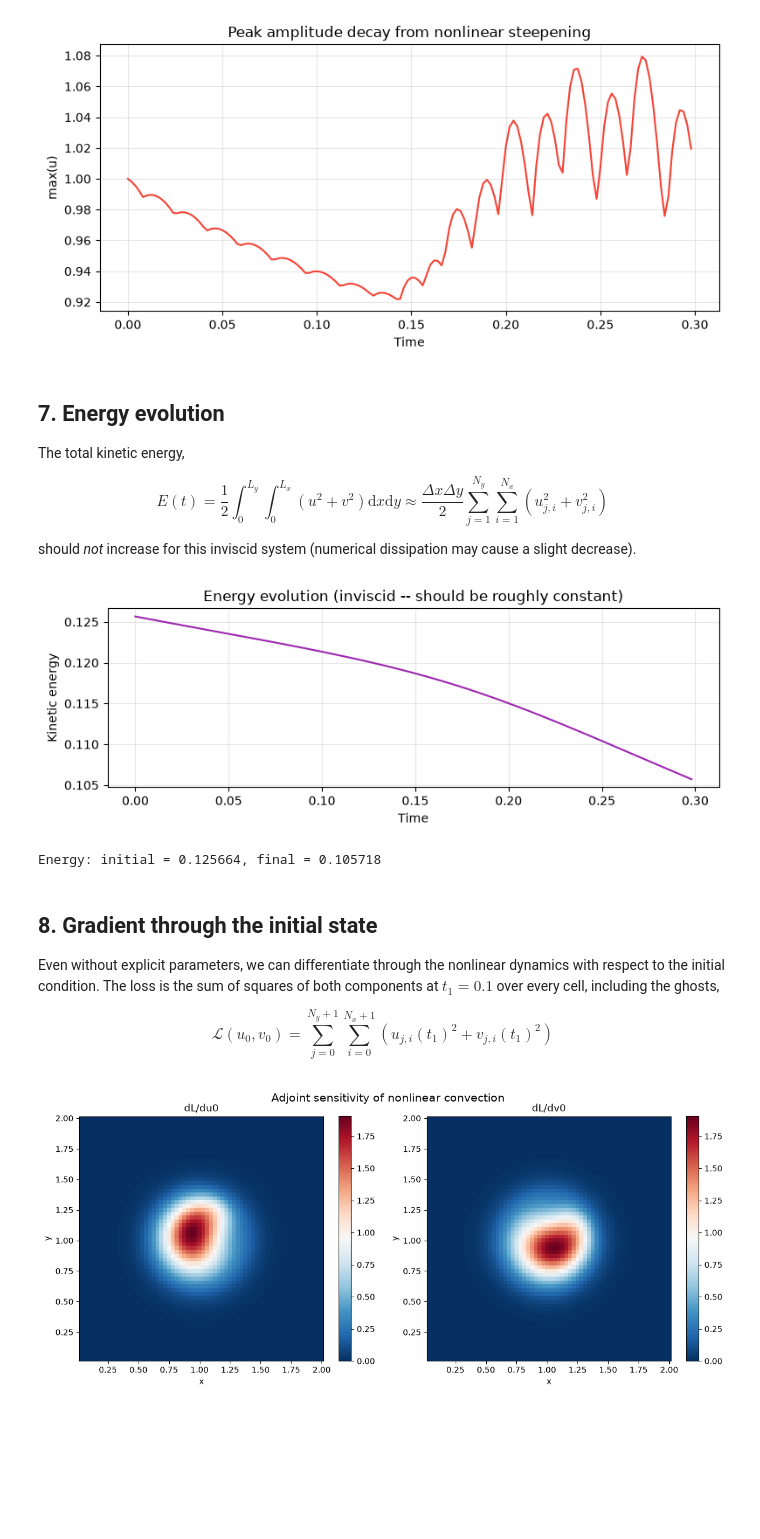
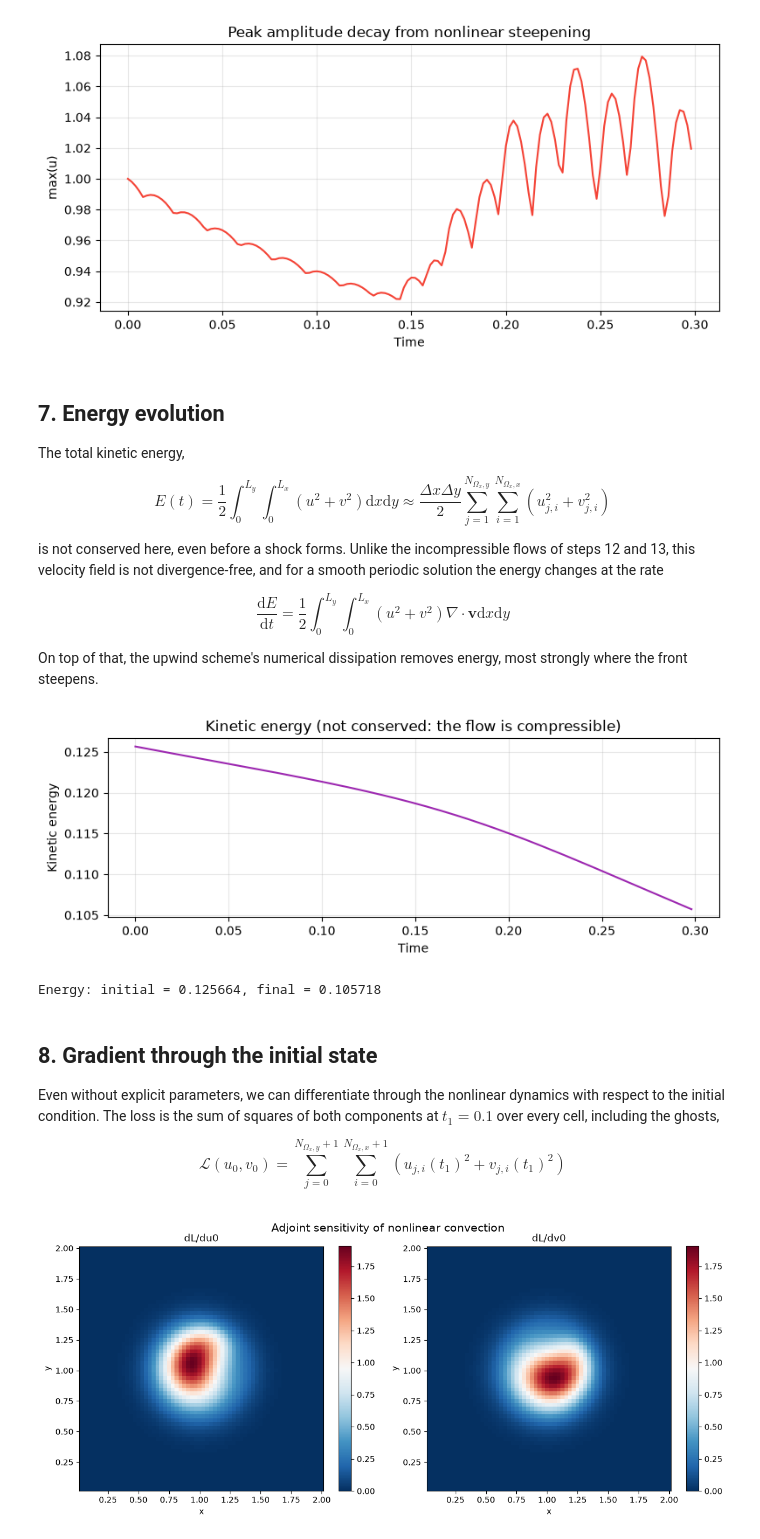
Before and after one commit to jejjohnson/sesmax, a Jupyter notebook: docs/notebooks/step06_nonlinear_convection_2d.ipynb, the cells around one changed output. Saved outputs shown, nothing was run; the diff lists cells and outputs as text; code cells hidden in the pictures; blank space fills up the shorter version.

```diff
--- a/docs/notebooks/step06_nonlinear_convection_2d.ipynb
+++ b/docs/notebooks/step06_nonlinear_convection_2d.ipynb
@@ -349,38 +351,44 @@ plt.show()
 The total kinetic energy,
 
 $$
-E(t) = \frac{1}{2} \int_0^{L_y} \int_0^{L_x} \left(u^2 + v^2\right) \mathrm{d}x \mathrm{d}y \approx \frac{\Delta x \Delta y}{2} \sum_{j=1}^{N_y} \sum_{i=1}^{N_x} \left(u_{j,i}^2 + v_{j,i}^2\right)
+E(t) = \frac{1}{2} \int_0^{L_y} \int_0^{L_x} \left(u^2 + v^2\right) \mathrm{d}x \mathrm{d}y \approx \frac{\Delta x \Delta y}{2} \sum_{j=1}^{N_{\Omega_x,y}} \sum_{i=1}^{N_{\Omega_x,x}} \left(u_{j,i}^2 + v_{j,i}^2\right)
 $$
 
-should *not* increase for this inviscid system (numerical dissipation may cause a slight decrease).
+is not conserved here, even before a shock forms. Unlike the incompressible flows of steps 12 and 13, this velocity field is not divergence-free, and for a smooth periodic solution the energy changes at the rate
+
+$$
+\frac{\mathrm{d}E}{\mathrm{d}t} = \frac{1}{2} \int_0^{L_y} \int_0^{L_x} \left(u^2 + v^2\right) \nabla \cdot \mathbf{v} \mathrm{d}x \mathrm{d}y
+$$
+
+On top of that, the upwind scheme's numerical dissipation removes energy, most strongly where the front steepens.
 # %%
-# Shapes: N_T = 150 saved snapshots; N_y = 64 rows and N_x = 64 columns interior
+# Shapes: N_T = 150 saved snapshots; N_Ωx,y = 64 rows and N_Ωx,x = 64 columns interior
 
 x_spacing = float(model.grid.dx)
 y_spacing = float(model.grid.dy)
 
 # uⱼ,ᵢ(tₖ) and vⱼ,ᵢ(tₖ) without ghosts
-interior_v = solution.ys.v[:, *interior]  # → (N_T, N_y, N_x)
+interior_v = solution.ys.v[:, *interior]  # → N_T × N_Ωx,y × N_Ωx,x
 # uⱼ,ᵢ² + vⱼ,ᵢ²
-speed_squared = interior_u**2 + interior_v**2  # → (N_T, N_y, N_x)
+speed_squared = interior_u**2 + interior_v**2  # → N_T × N_Ωx,y × N_Ωx,x
 # Σⱼ Σᵢ (uⱼ,ᵢ² + vⱼ,ᵢ²)
 total_speed_squared = einx.sum("t [y x] -> t", speed_squared)  # → (N_T,)
 # E(tₖ) = (Δx Δy / 2) Σⱼ Σᵢ (uⱼ,ᵢ² + vⱼ,ᵢ²)
 half_sum = 0.5 * total_speed_squared  # → (N_T,)
 energy = half_sum * x_spacing * y_spacing  # → (N_T,)
 
 fig, ax = plt.subplots(figsize=(8, 3))
 ax.plot(save_times, energy, lw=1.5, color="#9C27B0")
 ax.set_xlabel("Time")
 ax.set_ylabel("Kinetic energy")
-ax.set_title("Energy evolution (inviscid -- should be roughly constant)")
+ax.set_title("Kinetic energy (not conserved: the flow is compressible)")
 ax.grid(True, alpha=0.3)
 plt.tight_layout()
 plt.show()
 
 print(f"Energy: initial = {float(energy[0]):.6f}, final = {float(energy[-1]):.6f}")
 # %% [output]
-[figure, old version]
+[figure, new version]
 Energy: initial = 0.125664, final = 0.105718
 # %% [markdown]
 ## 8. Gradient through the initial state
@@ -388,6 +396,6 @@ Energy: initial = 0.125664, final = 0.105718
 Even without explicit parameters, we can differentiate through the nonlinear dynamics with respect to the initial condition. The loss is the sum of squares of both components at $t_1 = 0.1$ over every cell, including the ghosts,
 
 $$
-\mathcal{L}(u_0, v_0) = \sum_{j=0}^{N_y + 1} \sum_{i=0}^{N_x + 1} \left(u_{j,i}(t_1)^2 + v_{j,i}(t_1)^2\right)
+\mathcal{L}(u_0, v_0) = \sum_{j=0}^{N_{\Omega_x,y} + 1} \sum_{i=0}^{N_{\Omega_x,x} + 1} \left(u_{j,i}(t_1)^2 + v_{j,i}(t_1)^2\right)
 $$
 # %%
```
Also changed, not shown: parts of 8 cells of this notebook, 7 other files.
